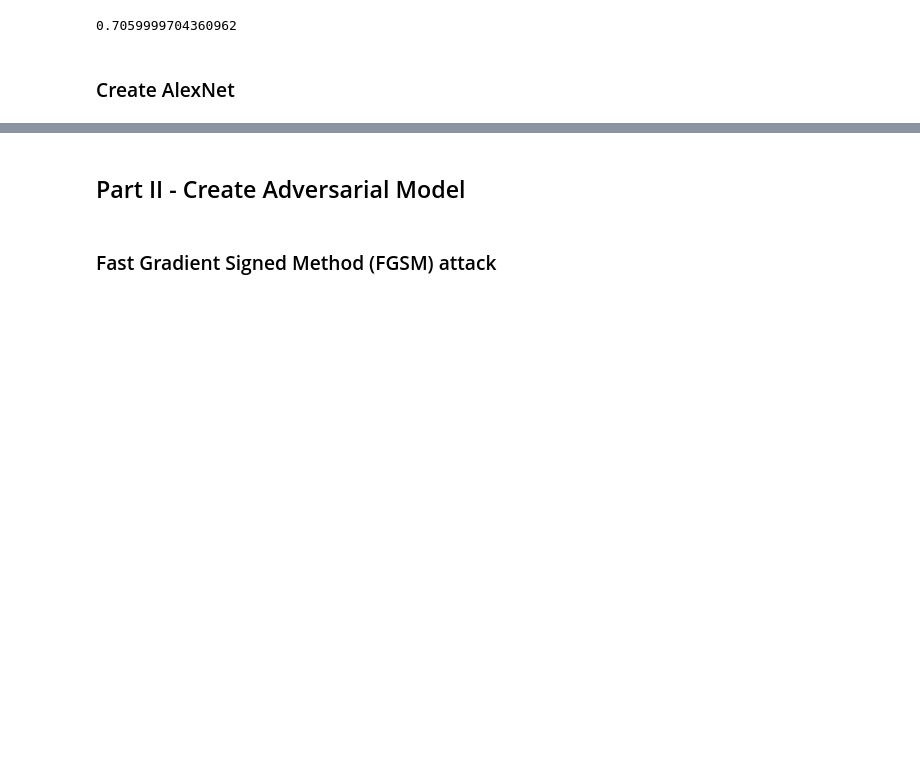
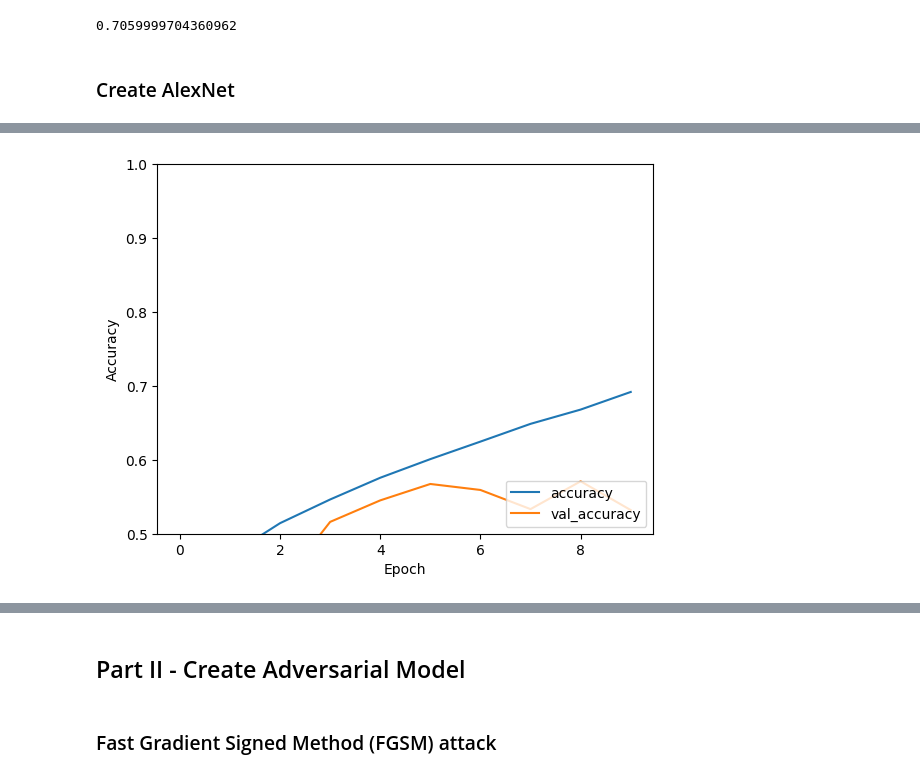
Before and after one commit to DarianFlorianVoda/FH-Karnten-Sem2, a Jupyter notebook: ANN_Pester_Project.ipynb, the cells around one changed output, grey strips where cells are left out. Saved outputs shown, nothing was run; the diff lists cells and outputs as text; code cells hidden in the pictures; blank space fills up the shorter version.

```diff
--- a/ANN_Pester_Project.ipynb
+++ b/ANN_Pester_Project.ipynb
@@ -249,9 +263,10 @@ Epoch 6/10
 # %%
-plt.plot(history.history['accuracy'], label='accuracy')
-plt.plot(history.history['val_accuracy'], label = 'val_accuracy')
+plt.plot(history_alex.history['accuracy'], label='accuracy')
+plt.plot(history_alex.history['val_accuracy'], label = 'val_accuracy')
 plt.xlabel('Epoch')
 plt.ylabel('Accuracy')
 plt.ylim([0.5, 1])
 plt.legend(loc='lower right')
 
-test_loss_alex, test_acc_alex = model_simple.evaluate(test_images,  test_labels, verbose=2)
+test_loss_alex, test_acc_alex = model_alex.evaluate(test_images,  test_labels, verbose=2)
+# %% [output]
@@ -258,2 +274,3 @@ test_loss_alex, test_acc_alex = model_simple.evaluate(test_images,  test_labels,
+[figure, added]
 # %%
 print(f"Accuracy Score: {test_acc_alex}")
```
Also changed, not shown: parts of 13 cells of this notebook.
